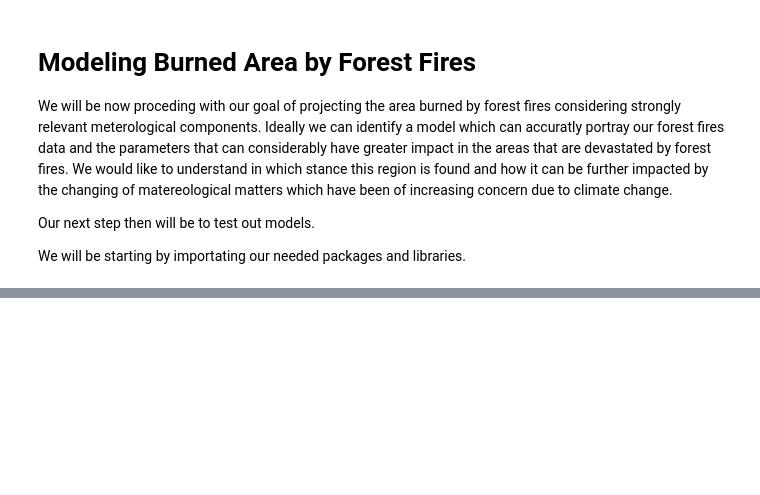
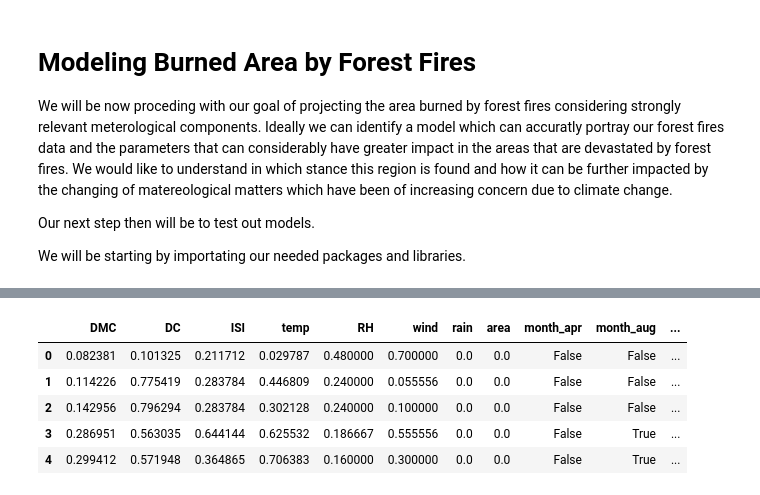
Before and after one commit to NevesLaura-NP/forest-fires, a Jupyter notebook: notebooks/Modeling.ipynb, the cells around one changed output, grey strips where cells are left out. Cells and saved outputs as stored; diff of their text form; code cells hidden in the pictures; blank space fills up the shorter version.

```diff
--- a/notebooks/Modeling.ipynb
+++ b/notebooks/Modeling.ipynb
@@ -41,0 +44,9 @@ memory usage: 36.5 KB
+# %%
+datafile.head()
+# %% [output]
+|  | DMC | DC | ISI | temp | RH | wind | rain | area | month_apr | month_aug | ... |
+| 0 | 0.082381 | 0.101325 | 0.211712 | 0.029787 | 0.480000 | 0.700000 | 0.0 | 0.0 | False | False | ... |
+| 1 | 0.114226 | 0.775419 | 0.283784 | 0.446809 | 0.240000 | 0.055556 | 0.0 | 0.0 | False | False | ... |
+| 2 | 0.142956 | 0.796294 | 0.283784 | 0.302128 | 0.240000 | 0.100000 | 0.0 | 0.0 | False | False | ... |
+| 3 | 0.286951 | 0.563035 | 0.644144 | 0.625532 | 0.186667 | 0.555556 | 0.0 | 0.0 | False | True | ... |
+| 4 | 0.299412 | 0.571948 | 0.364865 | 0.706383 | 0.160000 | 0.300000 | 0.0 | 0.0 | False | True | ... |
```
Also changed, not shown: parts of 11 cells of this notebook, 5 other files.
